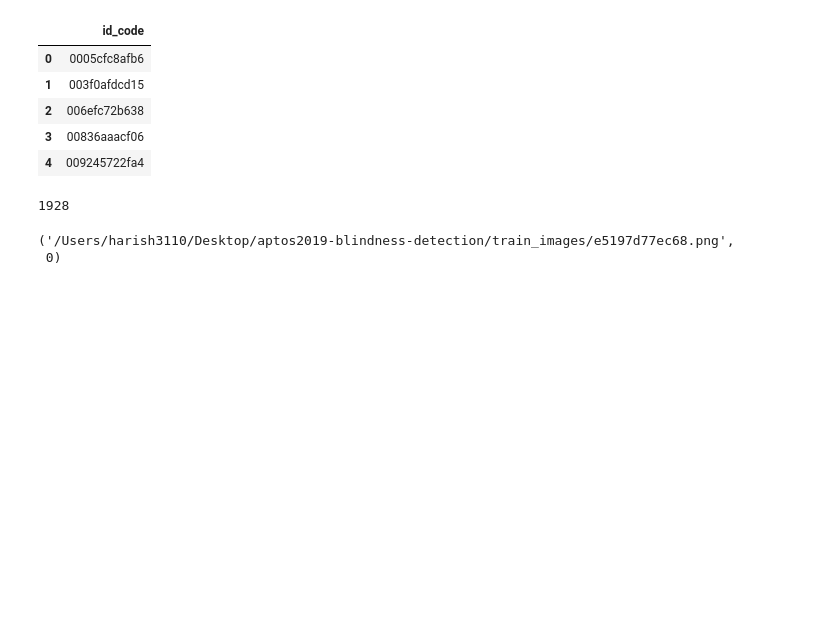
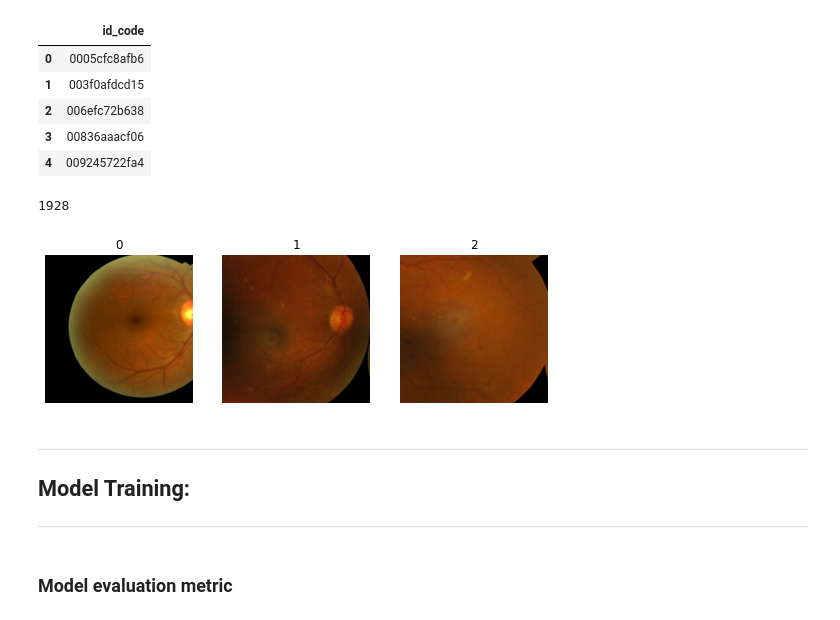
Before and after one commit to harish3110/my_fastai_notebooks, a Jupyter notebook: Vision/APTOS 2019 Blindness Detection.ipynb, the cells around one changed output. Cells and saved outputs as stored; diff of their text form; code cells hidden in the pictures; blank space fills up the shorter version.

Commit message:
updated aptos notebook

```diff
--- a/Vision/APTOS 2019 Blindness Detection.ipynb
+++ b/Vision/APTOS 2019 Blindness Detection.ipynb
@@ -12,5 +48,5 @@ pwd
 # %%
-path = Path('/Users/harish3110/Desktop/aptos2019-blindness-detection')
+path = Path('/home/jupyter/datasets/aptos_blindness_detection')
 Path.BASE_PATH = path
 path.ls()
 # %% [output]
@@ -58,12 +98,29 @@ len(test)
 # %% [output]
 1928
 # %%
+# presizing
+item_tfms=Resize(480),
+batch_tfms=aug_transforms(size=224, min_scale=0.75)
+
 dblock = DataBlock(
+    blocks=(ImageBlock, CategoryBlock),
     get_x=ColReader('id_code', pref=path/'train_images', suff='.png'),
-    get_y=ColReader('diagnosis'))
+    get_y=ColReader('diagnosis'),
+    splitter=RandomSplitter(seed=42),
+    item_tfms = item_tfms,
+    batch_tfms = batch_tfms
+)
 
-dsets = dblock.datasets(train)
-dsets.train[0]
+dls = dblock.dataloaders(train)
-# %% [output]
-('/Users/harish3110/Desktop/aptos2019-blindness-detection/train_images/e5197d77ec68.png',
- 0)
+# %%
+dls.show_batch(max_n=3)
+# %% [output]
+[figure, added]
+# %% [markdown]
+---
+
+## Model Training:
+
+---
+# %% [markdown]
+### Model evaluation metric
```
Also changed, not shown: parts of 37 cells of this notebook, 1 other file.
